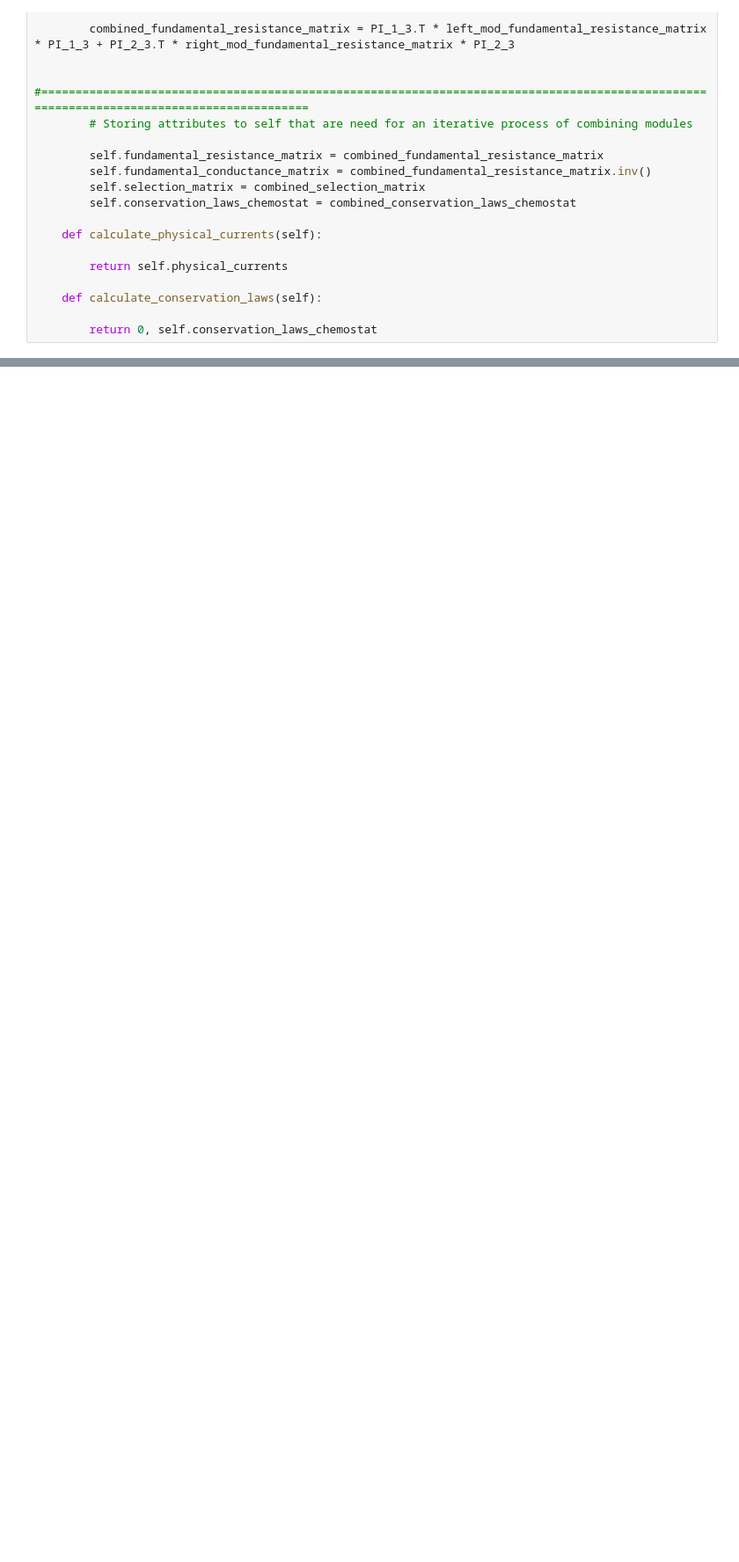
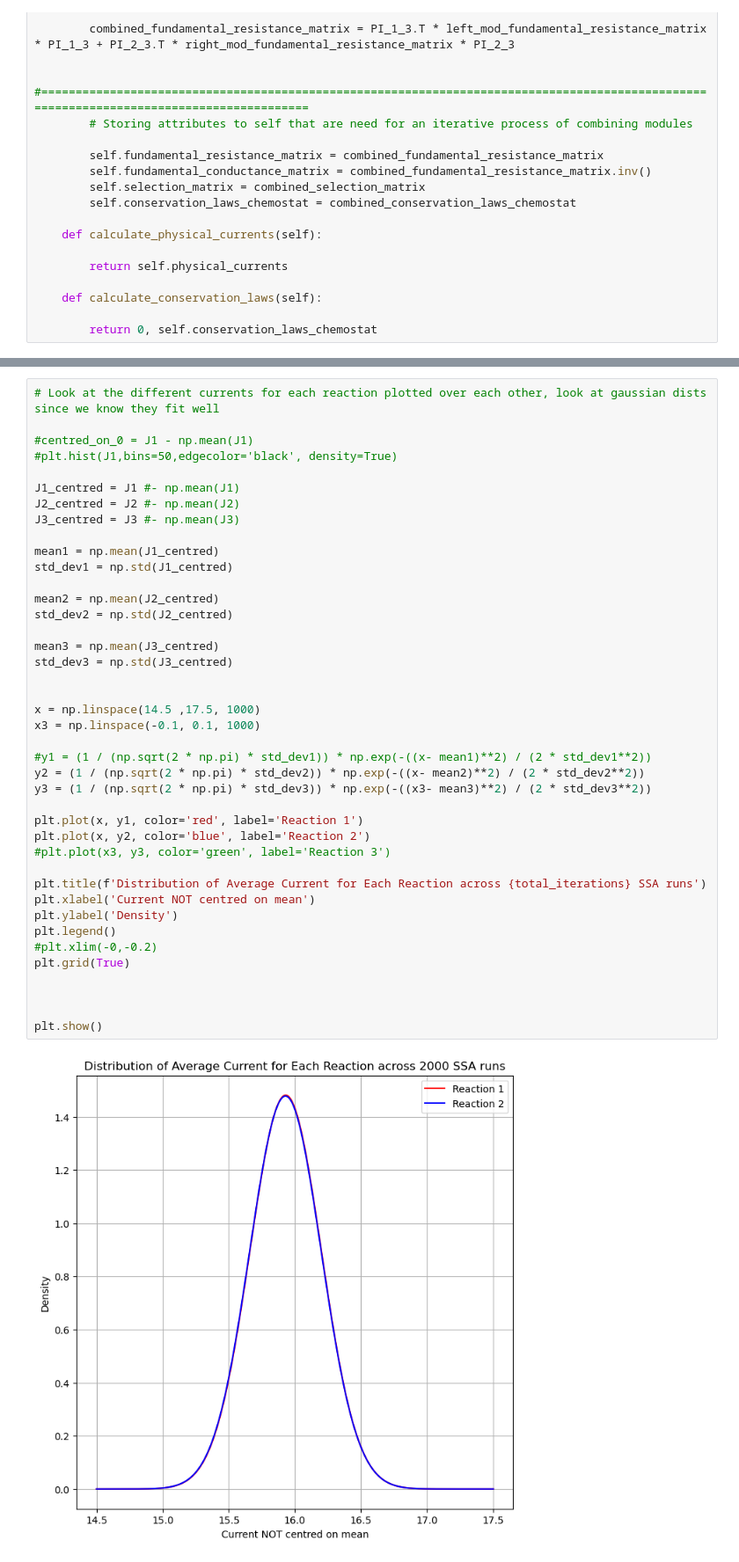
Before and after one commit to FTurci/conductance-chem-net, a Jupyter notebook: students/Will/Gillespie_simulations/numba_infused.ipynb, the cells around one changed output, grey strips where cells are left out. Shown at 88% size. Saved outputs shown, nothing was run; the diff lists cells and outputs as text; blank space fills up the shorter version.

```diff
--- a/students/Will/Gillespie_simulations/numba_infused.ipynb
+++ b/students/Will/Gillespie_simulations/numba_infused.ipynb
@@ -1034,0 +1035,43 @@ plt.show()
+# %%
+# Look at the different currents for each reaction plotted over each other, look at gaussian dists since we know they fit well
+
+#centred_on_0 = J1 - np.mean(J1)
+#plt.hist(J1,bins=50,edgecolor='black', density=True)
+
+J1_centred = J1 #- np.mean(J1)
+J2_centred = J2 #- np.mean(J2)
+J3_centred = J3 #- np.mean(J3)
+
+mean1 = np.mean(J1_centred)
+std_dev1 = np.std(J1_centred)
+
+mean2 = np.mean(J2_centred)
+std_dev2 = np.std(J2_centred)
+
+mean3 = np.mean(J3_centred)
+std_dev3 = np.std(J3_centred)
+
+
+x = np.linspace(14.5 ,17.5, 1000)
+x3 = np.linspace(-0.1, 0.1, 1000)
+
+#y1 = (1 / (np.sqrt(2 * np.pi) * std_dev1)) * np.exp(-((x- mean1)**2) / (2 * std_dev1**2))
+y2 = (1 / (np.sqrt(2 * np.pi) * std_dev2)) * np.exp(-((x- mean2)**2) / (2 * std_dev2**2))
+y3 = (1 / (np.sqrt(2 * np.pi) * std_dev3)) * np.exp(-((x3- mean3)**2) / (2 * std_dev3**2))
+
+plt.plot(x, y1, color='red', label='Reaction 1')
+plt.plot(x, y2, color='blue', label='Reaction 2')
+#plt.plot(x3, y3, color='green', label='Reaction 3')
+
+plt.title(f'Distribution of Average Current for Each Reaction across {total_iterations} SSA runs')
+plt.xlabel('Current NOT centred on mean')
+plt.ylabel('Density')
+plt.legend()
+#plt.xlim(-0,-0.2)
+plt.grid(True)
+
+
+
+plt.show()
+# %% [output]
+[figure, added]
```
Also changed, not shown: parts of 11 cells of this notebook.
